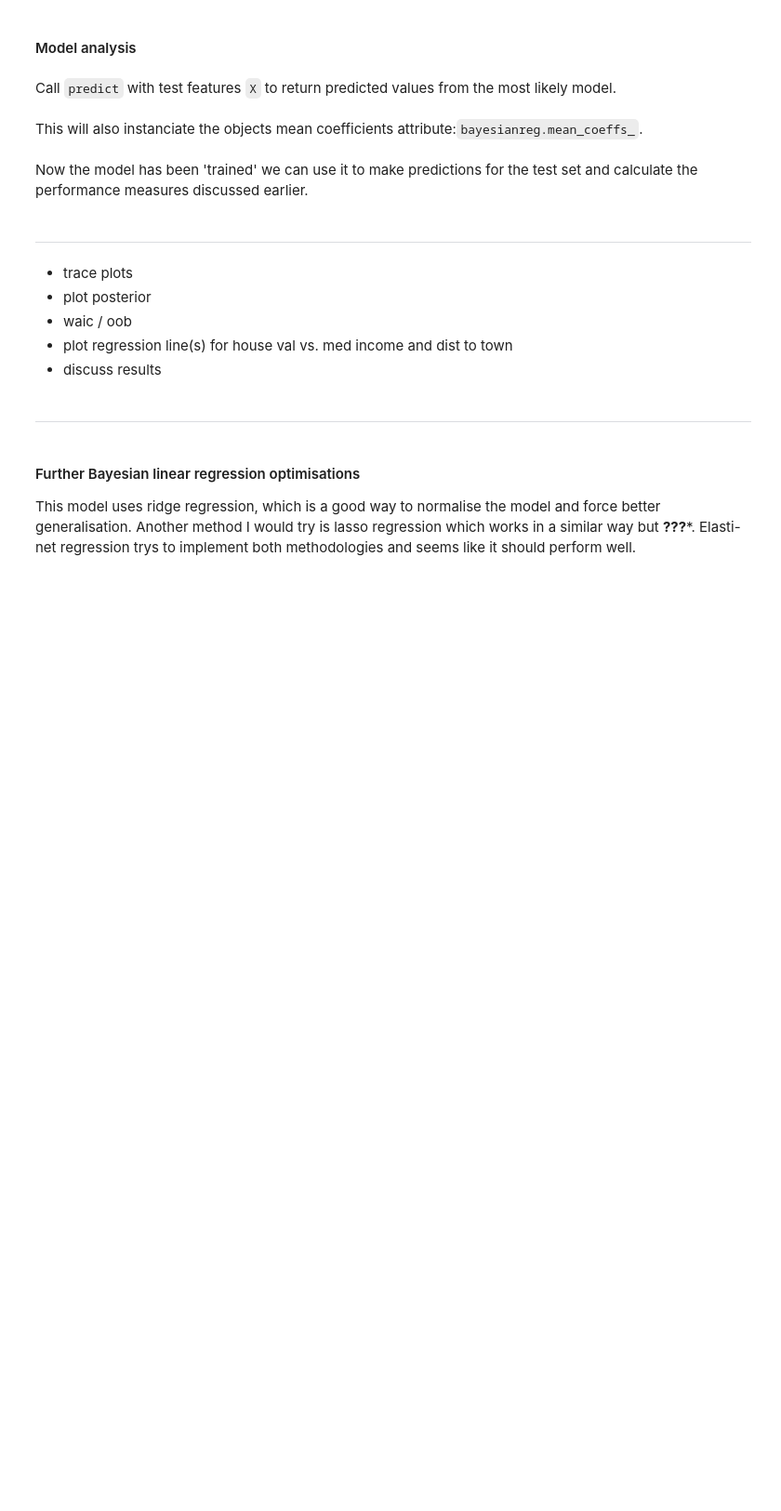
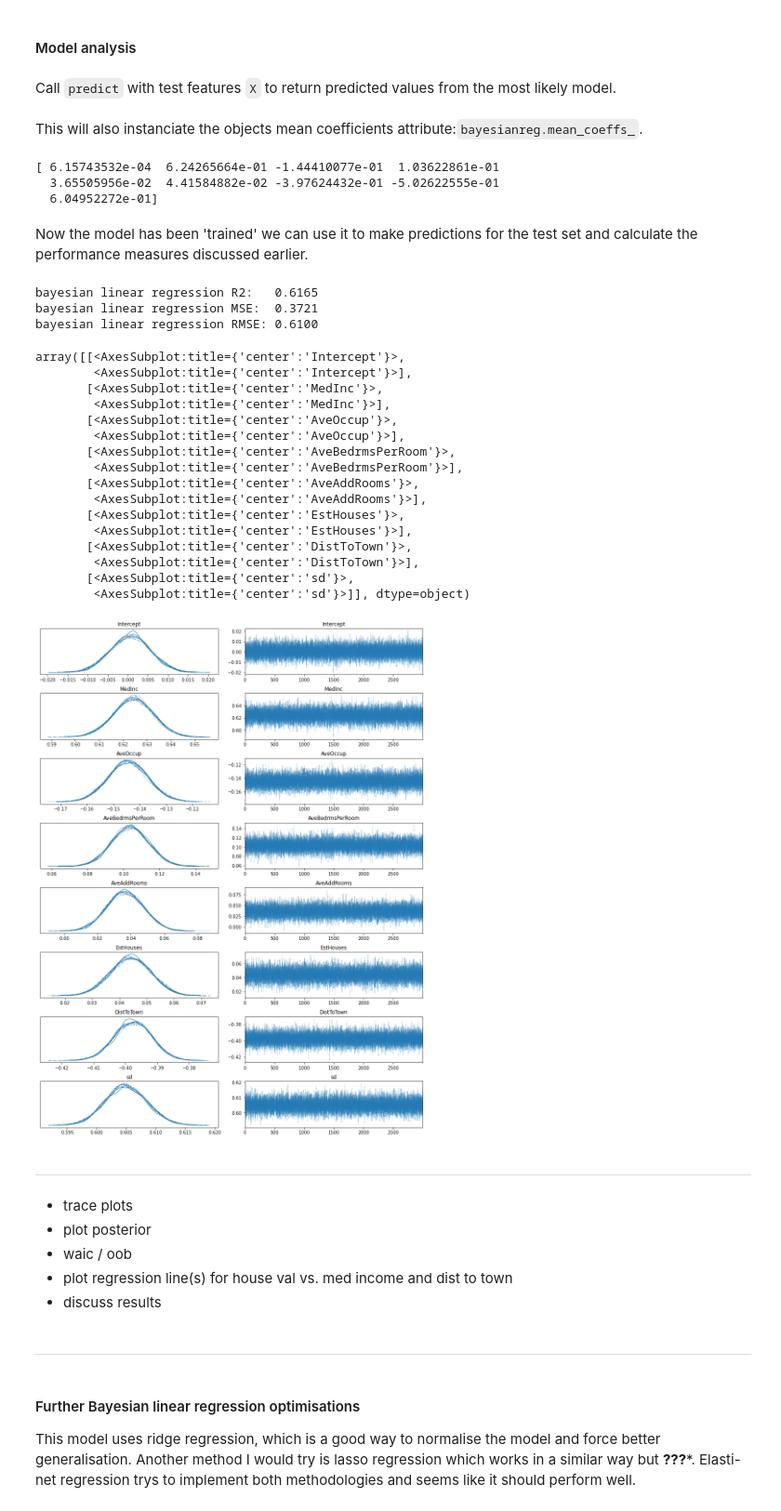
Before and after one commit to kaihulme/ml-analysis, a Jupyter notebook: notebooks/03_regression.ipynb, the cells around one changed output. Shown at 93% size. Saved outputs shown, nothing was run; the diff lists cells and outputs as text; code cells hidden in the pictures; blank space fills up the shorter version.

```diff
--- a/notebooks/03_regression.ipynb
+++ b/notebooks/03_regression.ipynb
@@ -730,7 +733,7 @@ Call `fit()` with the training features `X` and real values `y` with the model f
 
 Additional parameters `n_samples`, `n_tune` and `n_cores` are available.
 # %%
-bayesianreg.fit(X_train, y_train, n_samples=5000, n_tune=2000, n_cores=8)
+bayesianreg.fit(X_train, y_train, n_samples=3000, n_tune=2000, n_cores=8)
 # %% [output]
 Auto-assigning NUTS sampler...
 Initializing NUTS using jitter+adapt_diag...
@@ -745,7 +751,11 @@ preds = bayesianreg.predict(X_test)
 # %% [markdown]
 This will also instanciate the objects mean coefficients attribute:`bayesianreg.mean_coeffs_`.
 # %%
-print(bayesianreg.mean_coeffs_)
+print(bayesianreg.mean_coeffs)
+# %% [output]
+[ 6.15743532e-04  6.24265664e-01 -1.44410077e-01  1.03622861e-01
+  3.65505956e-02  4.41584882e-02 -3.97624432e-01 -5.02622555e-01
+  6.04952272e-01]
 # %% [markdown]
 Now the model has been 'trained' we can use it to make predictions for the test set and calculate the performance measures discussed earlier.
 # %%
@@ -754,6 +764,30 @@ reg_metrics(bayesianreg, "bayesian linear", X_test, y_test)
 # print(f"Bayesian linear regression R2: {r2}")
 # print(f"Bayesian linear regression MSE:  {bayesianreg.mse_}")
 # print(f"Bayesian linear regression RMSE: {bayesianreg.rmse_}")
+# %% [output]
+bayesian linear regression R2:   0.6165
+bayesian linear regression MSE:  0.3721
+bayesian linear regression RMSE: 0.6100
+# %%
+pm.traceplot(bayesianreg.trace)
+# %% [output]
+array([[<AxesSubplot:title={'center':'Intercept'}>,
+        <AxesSubplot:title={'center':'Intercept'}>],
+       [<AxesSubplot:title={'center':'MedInc'}>,
+        <AxesSubplot:title={'center':'MedInc'}>],
+       [<AxesSubplot:title={'center':'AveOccup'}>,
+        <AxesSubplot:title={'center':'AveOccup'}>],
+       [<AxesSubplot:title={'center':'AveBedrmsPerRoom'}>,
+        <AxesSubplot:title={'center':'AveBedrmsPerRoom'}>],
+       [<AxesSubplot:title={'center':'AveAddRooms'}>,
+        <AxesSubplot:title={'center':'AveAddRooms'}>],
+       [<AxesSubplot:title={'center':'EstHouses'}>,
+        <AxesSubplot:title={'center':'EstHouses'}>],
+       [<AxesSubplot:title={'center':'DistToTown'}>,
+        <AxesSubplot:title={'center':'DistToTown'}>],
+       [<AxesSubplot:title={'center':'sd'}>,
+        <AxesSubplot:title={'center':'sd'}>]], dtype=object)
+[figure, added]
 # %% [markdown]
 ---
 # %% [markdown]
```
Also changed, not shown: parts of 10 cells of this notebook, 12 other files.
